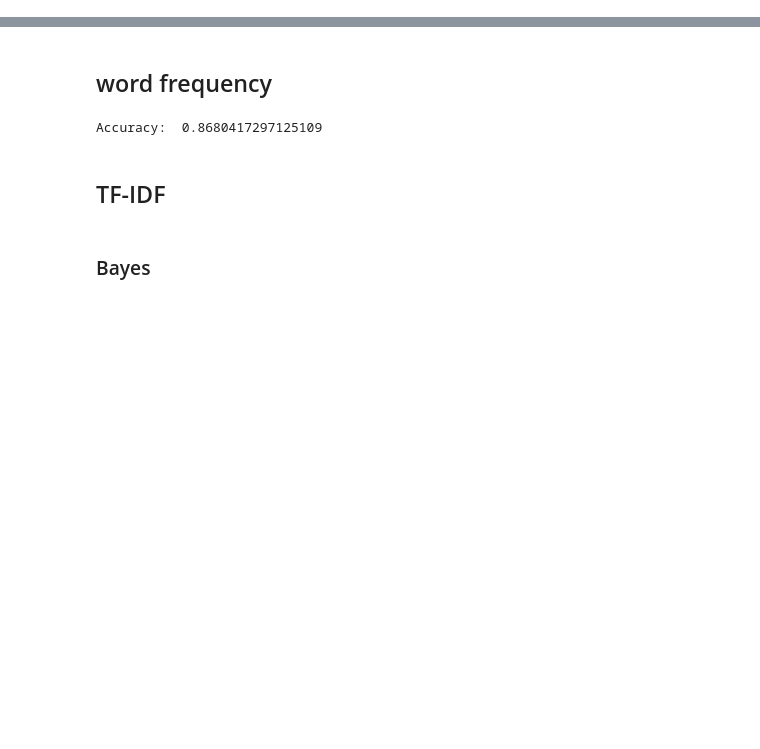
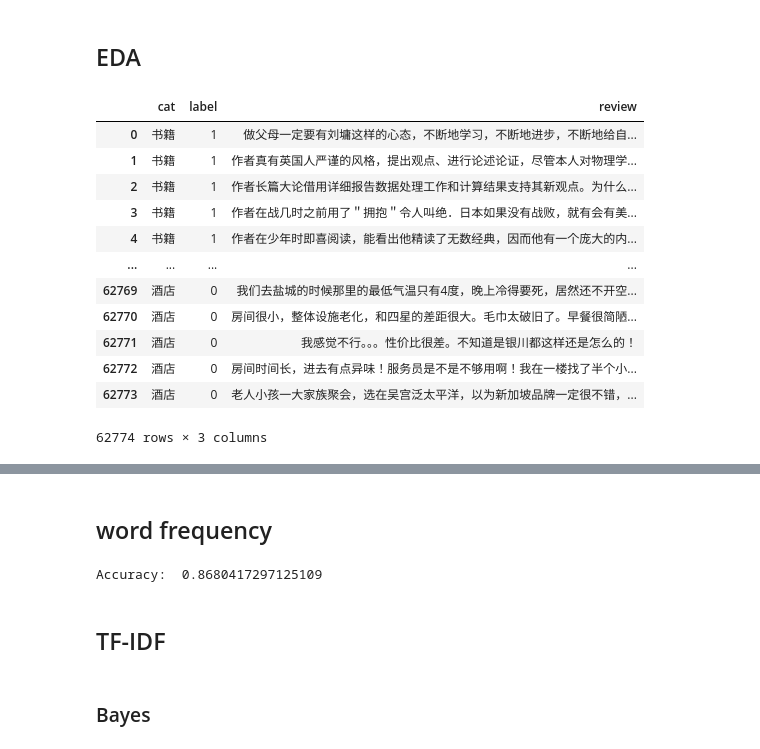
Before and after one commit to andykuo0956/nccu-data-mining-2023, a Jupyter notebook: hw1_nlp/bayes.ipynb, the cells around one changed output, grey strips where cells are left out. Saved outputs shown, nothing was run; the diff lists cells and outputs as text; code cells hidden in the pictures; blank space fills up the shorter version.

```diff
--- a/hw1_nlp/bayes.ipynb
+++ b/hw1_nlp/bayes.ipynb
@@ -14,3 +14,23 @@ test_data = pd.read_csv('data/simplified_dataset/simplified_test_data_tokenized.
 
 train_data = train_data.dropna(subset=['tokenized_review'])
 test_data = test_data.dropna(subset=['tokenized_review'])
+# %% [markdown]
+## EDA
+# %%
+raw_data = pd.read_csv("data/raw_data/online_shopping_10_cats.csv")
+# %%
+raw_data
+# %% [output]
+|  | cat | label | review |
+| 0 | 书籍 | 1 | ﻿做父母一定要有刘墉这样的心态，不断地学习，不断地进步，不断地给自... |
+| 1 | 书籍 | 1 | 作者真有英国人严谨的风格，提出观点、进行论述论证，尽管本人对物理学... |
+| 2 | 书籍 | 1 | 作者长篇大论借用详细报告数据处理工作和计算结果支持其新观点。为什么... |
+| 3 | 书籍 | 1 | 作者在战几时之前用了＂拥抱＂令人叫绝．日本如果没有战败，就有会有美... |
+| 4 | 书籍 | 1 | 作者在少年时即喜阅读，能看出他精读了无数经典，因而他有一个庞大的内... |
+| ... | ... | ... | ... |
+| 62769 | 酒店 | 0 | 我们去盐城的时候那里的最低气温只有4度，晚上冷得要死，居然还不开空... |
+| 62770 | 酒店 | 0 | 房间很小，整体设施老化，和四星的差距很大。毛巾太破旧了。早餐很简陋... |
+| 62771 | 酒店 | 0 | 我感觉不行。。。性价比很差。不知道是银川都这样还是怎么的！ |
+| 62772 | 酒店 | 0 | 房间时间长，进去有点异味！服务员是不是不够用啊！我在一楼找了半个小... |
+| 62773 | 酒店 | 0 | 老人小孩一大家族聚会，选在吴宫泛太平洋，以为新加坡品牌一定很不错，... |
+62774 rows × 3 columns
```
Also changed, not shown: parts of 5 cells of this notebook, 4 other files.
